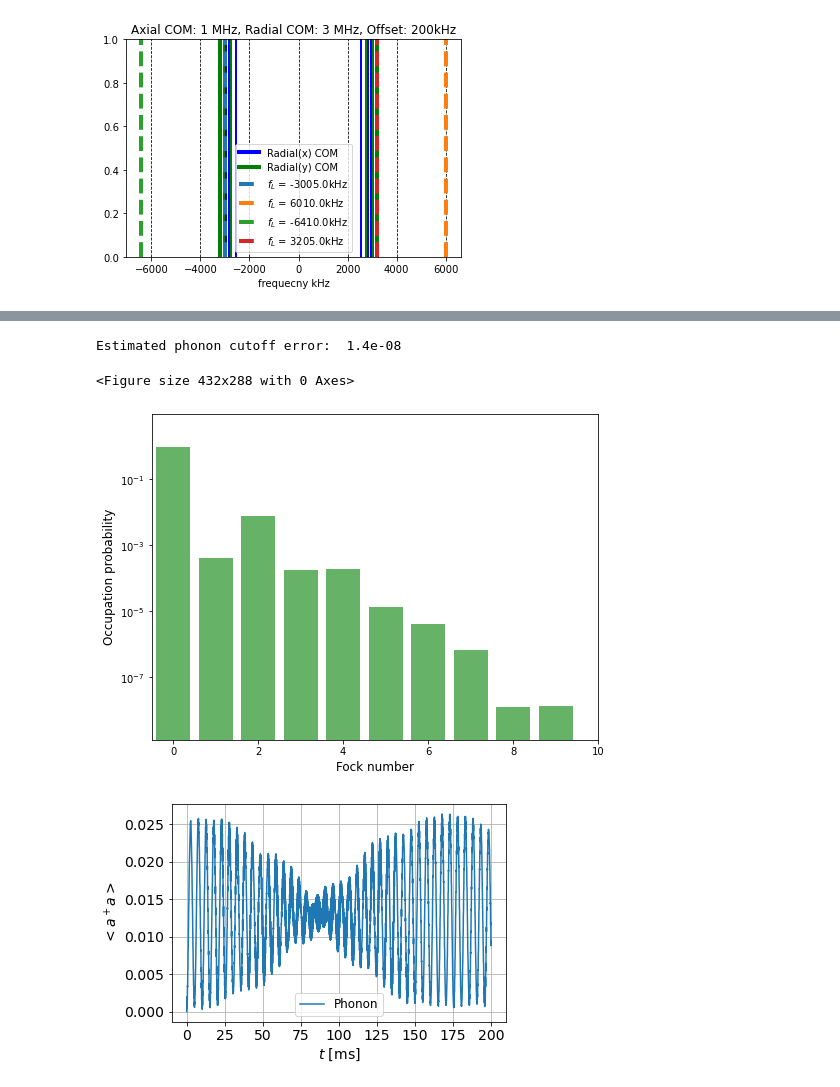
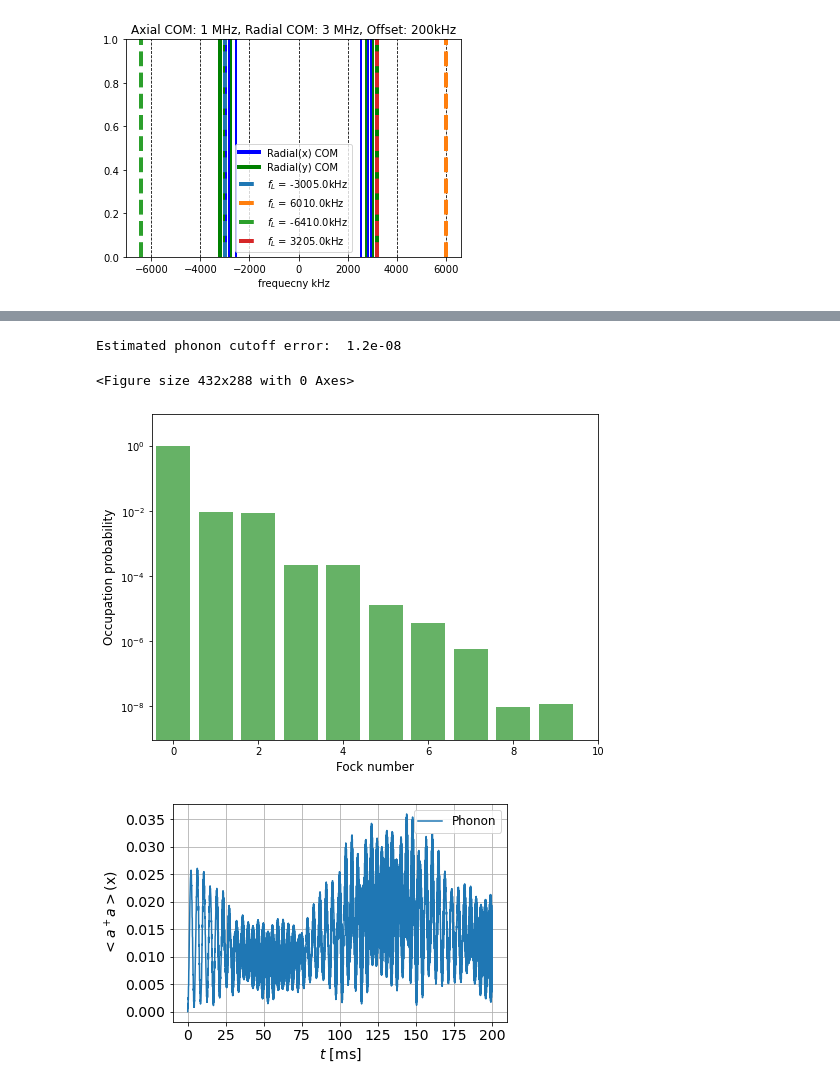
Before and after one commit to TrappedIonRice/Open-Quantum-system-simulation, a Jupyter notebook: example notebook/Example 1.5a.ipynb, the cells around one changed output, grey strips where cells are left out. Saved outputs shown, nothing was run; the diff lists cells and outputs as text; code cells hidden in the pictures.

```diff
--- a/example notebook/Example 1.5a.ipynb
+++ b/example notebook/Example 1.5a.ipynb
@@ -167,19 +167,20 @@ plt.show()
 # %%
-#%% phonon evolution (x direction)
-sp_op.phonon_cutoff_error(result1.states, ion_sys, df=0, mindex=0,plot=True)
-pplot = expect(sp_op.phonon_measure(ion_sys,0,mindex=0), result1.states)
+#%%phonon evolution
+#x phonon modes
+sp_op.phonon_cutoff_error(result1.states, ion_sys, df=1, mindex=0,plot=True)
+pplot = expect(sp_op.phonon_measure(ion_sys,1,mindex=0), result1.states)
 plt.plot(times,pplot,label = 'Phonon')
 plt.xlabel(r'$t$ [ms]',fontsize = 14)
 #title = r'$\delta_{com} = $'+str(ion_sys.delta)+' kHz'
-plt.ylabel(r'$<a^+ a>$',fontsize = 14)
+plt.ylabel(r'$<a^+ a>$(x)',fontsize = 14)
 #plt.title(title,fontsize = 14)
 plt.yticks(fontsize = 14)
 plt.xticks(fontsize = 14)
 plt.legend(fontsize = 12)
 plt.grid()
 plt.show()
 # %% [output]
-Estimated phonon cutoff error:  1.4e-08
+Estimated phonon cutoff error:  1.2e-08
 <Figure size 432x288 with 0 Axes>
-[figure, old version]
+[figure, new version]
-[figure, old version]
+[figure, new version]
```
Also changed, not shown: parts of 4 cells of this notebook, 7 other files.
